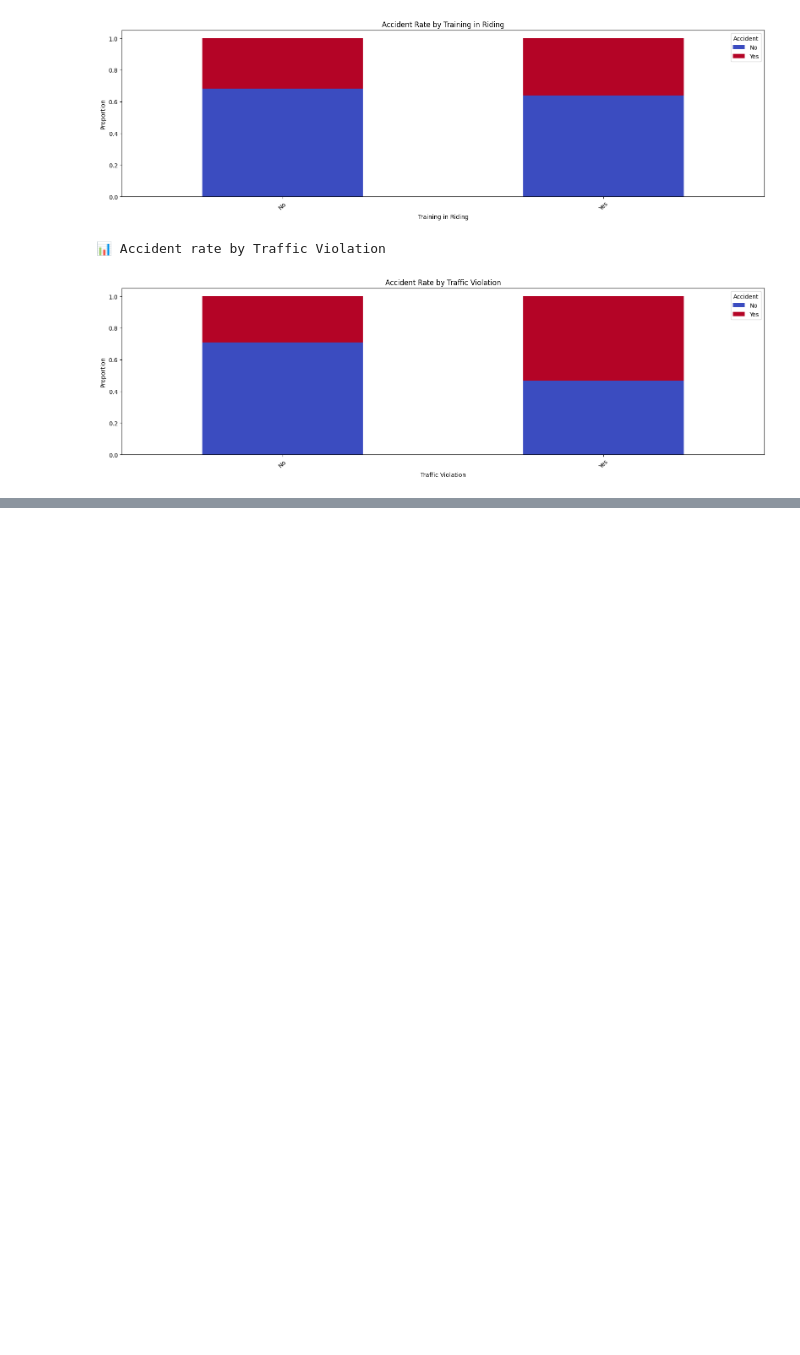
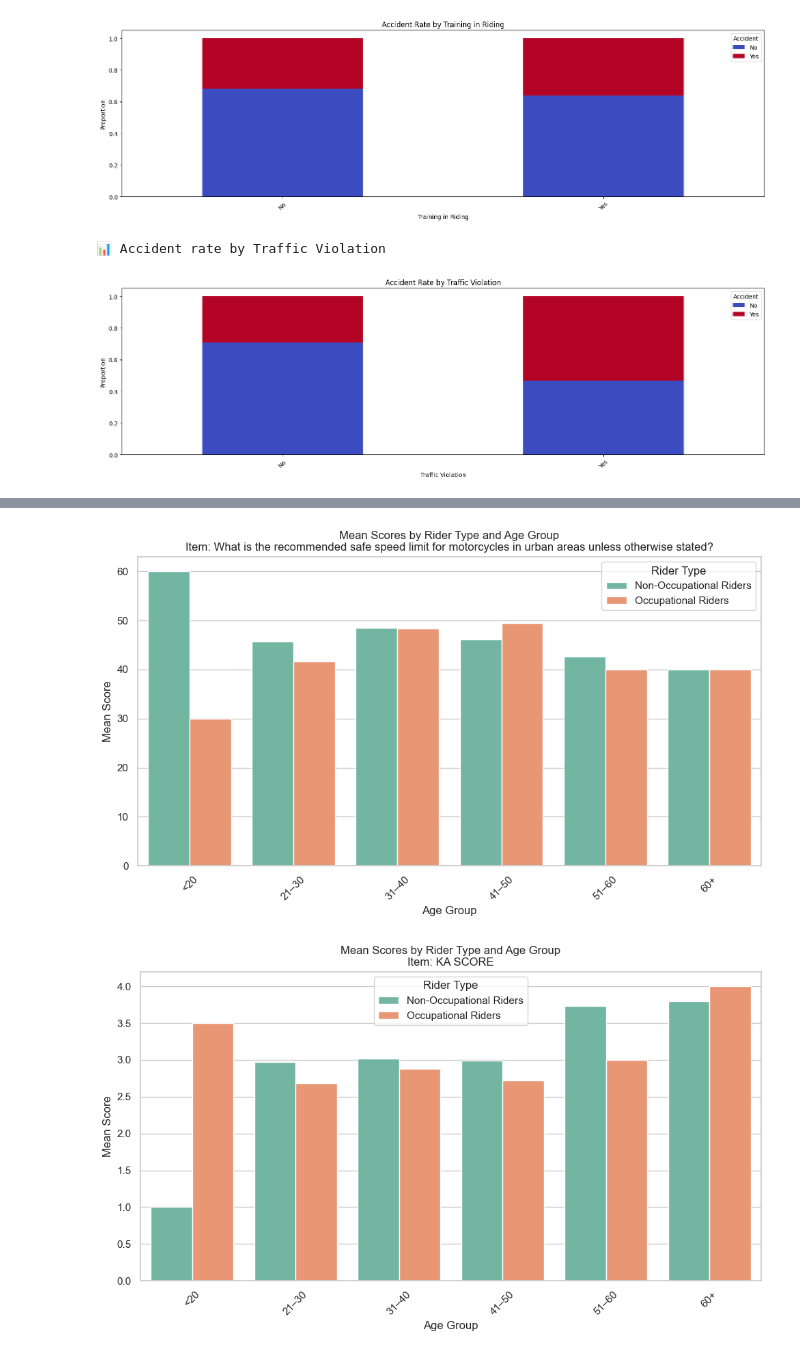
Before and after one commit to Baboyeatami/Stats_repo, a Jupyter notebook: Statistics.ipynb, the cells around one changed output, grey strips where cells are left out. Saved outputs shown, nothing was run; the diff lists cells and outputs as text; code cells hidden in the pictures; blank space fills up the shorter version.

```diff
--- a/Statistics.ipynb
+++ b/Statistics.ipynb
@@ -308,0 +552,39 @@ Degree holder                                                  1
+# %%
+import pandas as pd
+import matplotlib.pyplot as plt
+import seaborn as sns
+
+# Load data from Excel
+excel_path = "Cleaned_Grouped_RA_Statistics.xlsx"  # Replace with your file name
+df = pd.read_excel(excel_path)
+
+# Set plot style
+sns.set(style="whitegrid")
+
+# Iterate through each unique item
+for item in df["Item"].dropna().unique():
+    item_data = df[df["Item"] == item]
+
+    # Skip if all Mean values are NaN
+    if item_data["Mean"].isnull().all():
+        continue
+
+    # Create bar plot
+    plt.figure(figsize=(10, 6))
+    sns.barplot(
+        data=item_data,
+        x="Age Group",
+        y="Mean",
+        hue="Group",
+        palette="Set2"
+    )
+    plt.title(f"Mean Scores by Rider Type and Age Group\nItem: {item}", fontsize=12)
+    plt.ylabel("Mean Score")
+    plt.xlabel("Age Group")
+    plt.xticks(rotation=45)
+    plt.tight_layout()
+    plt.legend(title="Rider Type")
+    plt.show()  # Display the plot
+# %% [output]
+[figure, added]
+[figure, added]
```
Also changed, not shown: parts of 6 cells of this notebook.
